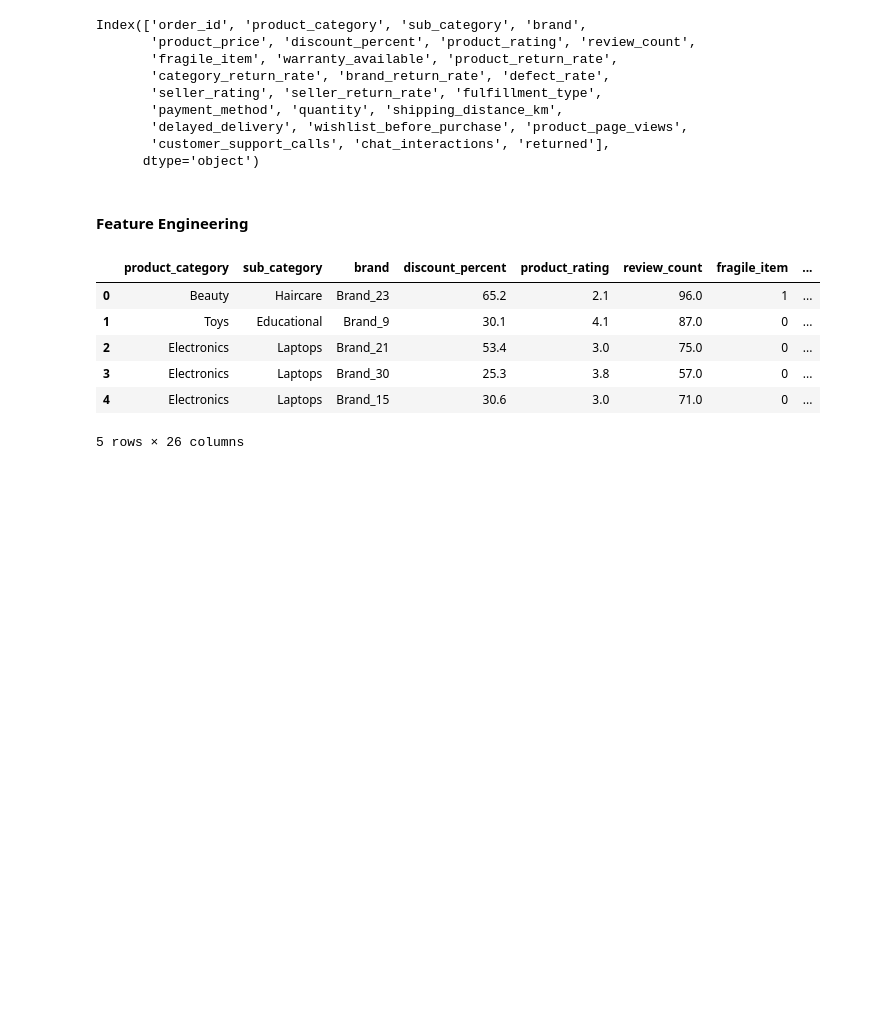
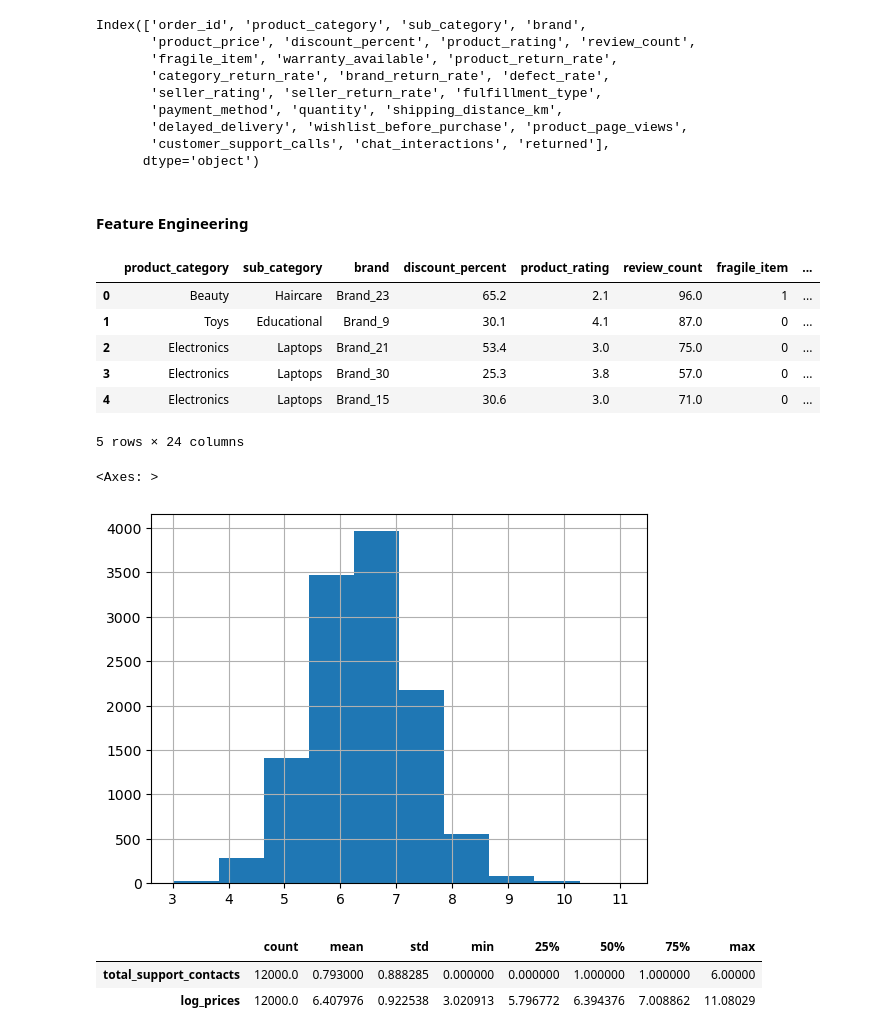
Before and after one commit to azeem932356/product-return-risk-prediction, a Jupyter notebook: product_return.ipynb, the cells around one changed output. Cells and saved outputs as stored; diff of their text form; code cells hidden in the pictures; blank space fills up the shorter version.

```diff
--- a/product_return.ipynb
+++ b/product_return.ipynb
@@ -425,7 +425,7 @@ Index(['order_id', 'product_category', 'sub_category', 'brand',
 def add_features(d):
     d["total_support_contacts"]= d["customer_support_calls"] + d["chat_interactions"]
     d["log_prices"]= np.log1p(d["product_price"])
-    d= d.drop(columns= ["product_price"])
+    d= d.drop(columns= ["product_price", "customer_support_calls", "chat_interactions"])
     return d
 
 df_feat= add_features(df_clean)
@@ -437,4 +437,10 @@ df_feat.head(5)
 | 2 | Electronics | Laptops | Brand_21 | 53.4 | 3.0 | 75.0 | 0 | ... |
 | 3 | Electronics | Laptops | Brand_30 | 25.3 | 3.8 | 57.0 | 0 | ... |
 | 4 | Electronics | Laptops | Brand_15 | 30.6 | 3.0 | 71.0 | 0 | ... |
-5 rows × 26 columns
+5 rows × 24 columns
+# %%
+#now we can look log_prices, it gonna look more uniform
+df_feat["log_prices"].hist()
+# %% [output]
+<Axes: >
+[figure, added]
@@ -440,0 +450,7 @@ df_feat.head(5)
+# %%
+new_cols= ["total_support_contacts", "log_prices"]
+df_feat[new_cols].describe().T
+# %% [output]
+|  | count | mean | std | min | 25% | 50% | 75% | max |
+| total_support_contacts | 12000.0 | 0.793000 | 0.888285 | 0.000000 | 0.000000 | 1.000000 | 1.000000 | 6.00000 |
+| log_prices | 12000.0 | 6.407976 | 0.922538 | 3.020913 | 5.796772 | 6.394376 | 7.008862 | 11.08029 |
```
Also changed, not shown: parts of 5 cells of this notebook, 1 other file.
